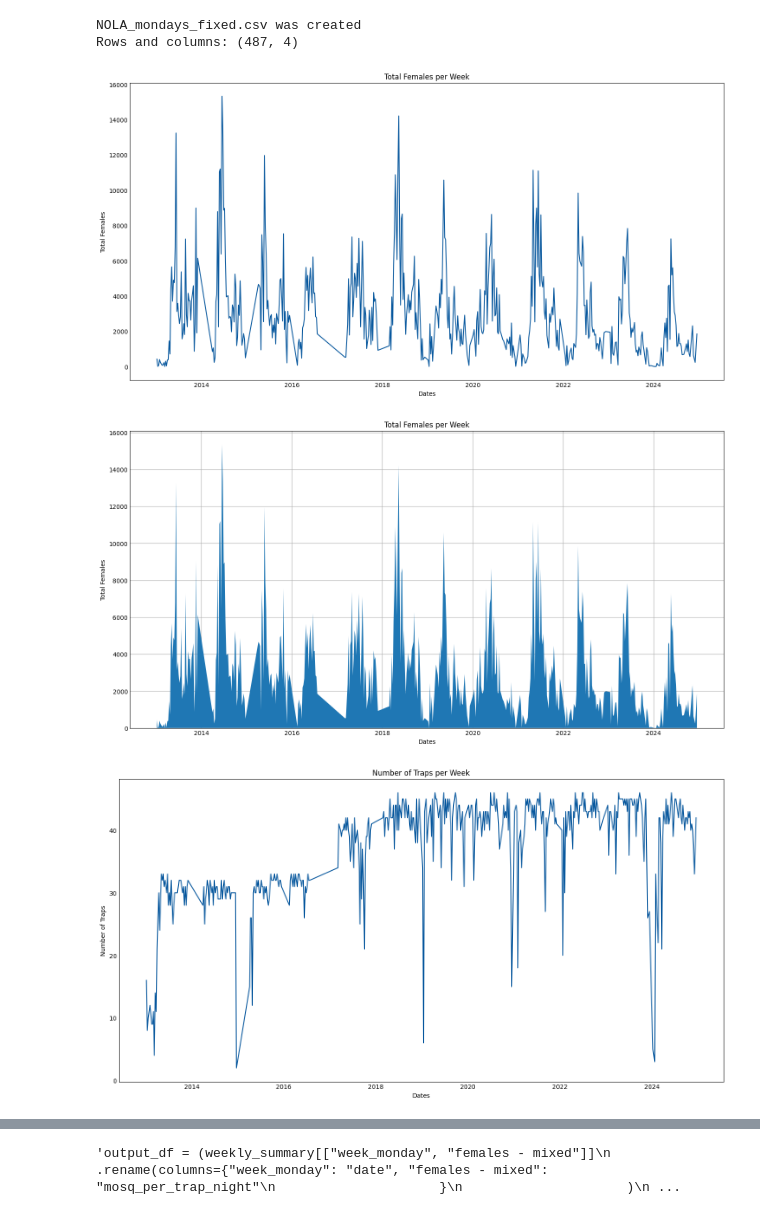
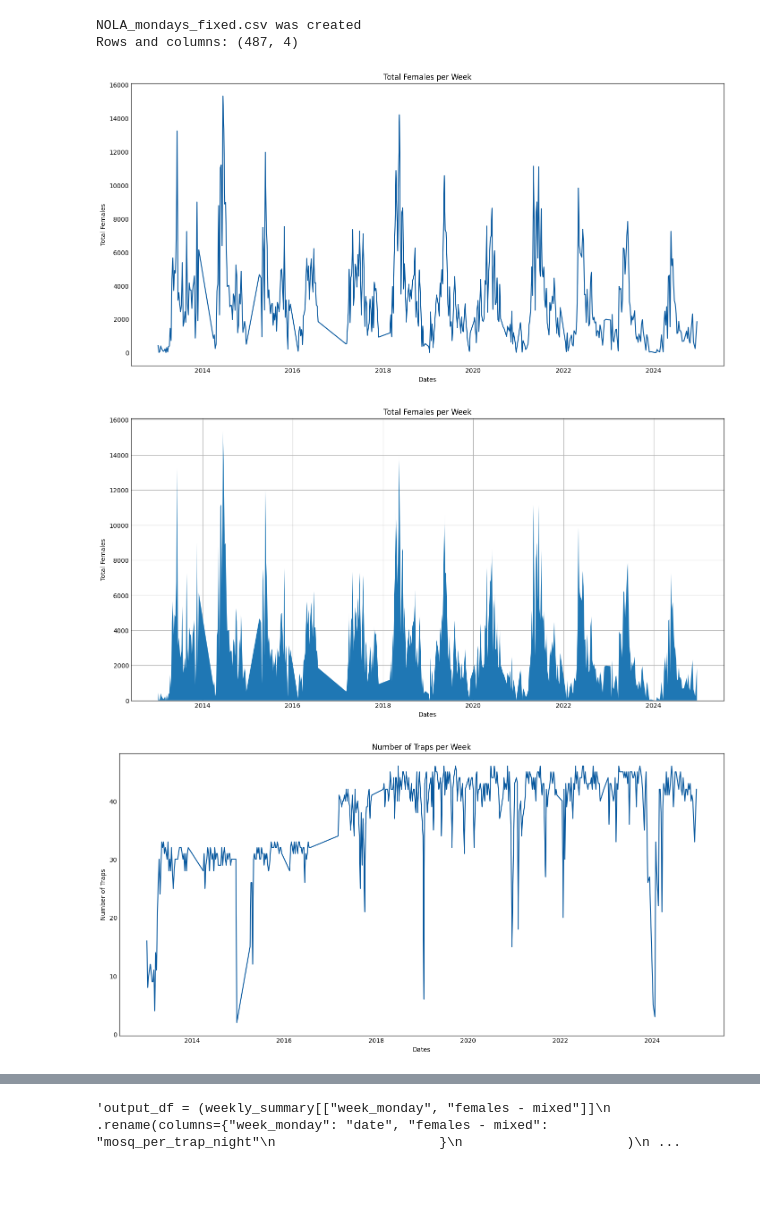
Before and after one commit to zeynepamac01/NOLA_culexquin, a Jupyter notebook: NOLA_culexquin.ipynb, the cells around one changed output, grey strips where cells are left out. Saved outputs shown, nothing was run; the diff lists cells and outputs as text; code cells hidden in the pictures; blank space fills up the shorter version.

```diff
--- a/NOLA_culexquin.ipynb
+++ b/NOLA_culexquin.ipynb
@@ -224,29 +224,29 @@ ceph_cols = ("#a8ddb5", "#7bccc4", "#4eb3d3", "#08589e", "#8c6bb1", "#88419d",
 # %%
 import matplotlib.pyplot as plt
 import numpy as np
 
 # Data for plotting 'Total Females per Week'
 #PLOT 1
 x_axis = weekly_summary['week_monday']
 y_axis = weekly_summary['total_females']
 
-fig, ax = plt.subplots(figsize=(14, 7))
+fig, ax = plt.subplots(figsize=(14, 7), constrained_layout=True)
 
 ax.plot(x_axis, y_axis, color='#08589e')
 
 ax.set(xlabel='Dates', ylabel='Total Females',
        title='Total Females per Week')
 ax.grid()
 
 fig.savefig("total_females_per_week.png")
 plt.show()
 # %% [output]
-[figure, old version]
+[figure, new version]
 # %%
 #PLOT 2
 plt.style.use('_mpl-gallery')
 # plot
-fig, ax = plt.subplots(figsize=(14, 7))
+fig, ax = plt.subplots(figsize=(14, 7), constrained_layout=True)
 
 ax.stackplot(x_axis, y_axis)
 
@@ -255,14 +255,14 @@ ax.set(xlabel='Dates', ylabel='Total Females',
 
 plt.show()
 # %% [output]
-[figure, old version]
+[figure, new version]
 # %%
 
 # Data for plotting 'Number of Traps per Week'
 x_axis2 = weekly_summary['week_monday']
 y_axis2 = weekly_summary['number_of_traps']
 
-fig, ax = plt.subplots(figsize=(14, 7))
+fig, ax = plt.subplots(figsize=(14, 7), constrained_layout=True)
 ax.plot(x_axis2, y_axis2, color='#08589e')
 
 ax.set(xlabel='Dates', ylabel='Number of Traps',
@@ -272,7 +272,7 @@ ax.grid()
 fig.savefig("number_of_traps_per_week.png")
 plt.show()
 # %% [output]
-[figure, old version]
+[figure, new version]
 # %%
 
 # Data for plotting 'Number of Traps per Week'
```
Also changed, not shown: parts of 1 cell of this notebook, 3 other files.
